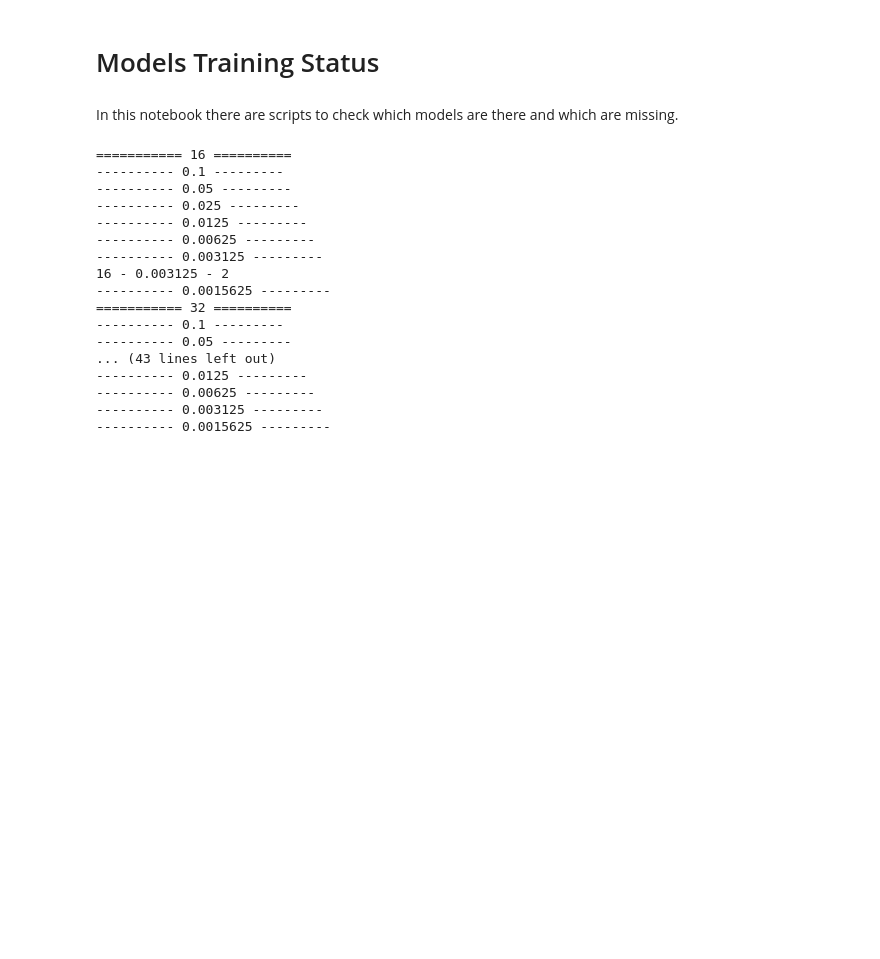
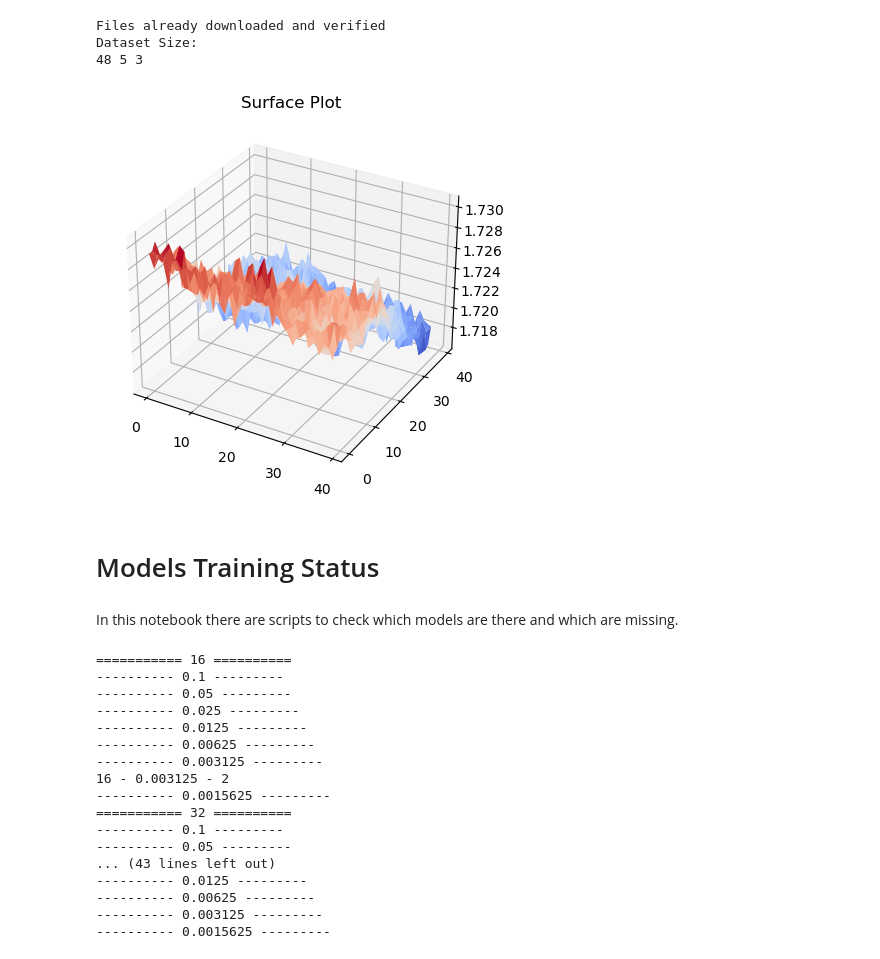
Before and after one commit to Vis4SciML/loss_landscape_taxonomy, a Jupyter notebook: workspace/notebooks/scan_status.ipynb, the cells around one changed output. Cells and saved outputs as stored; diff of their text form; code cells hidden in the pictures; blank space fills up the shorter version.

```diff
--- a/workspace/notebooks/scan_status.ipynb
+++ b/workspace/notebooks/scan_status.ipynb
@@ -0,0 +22,15 @@
+# %%
+model = rn08.RN08(True, [4, 4, 7], 0.0015625)
+device = torch.device('cuda' if torch.cuda.is_available() else 'cpu')
+model = model.to(device)
+model(torch.randn((1,3,32,32)).to(device))  # Update tensor shapes
+print(model)
+try:
+    model_param = torch.load("/data/tbaldi/work/loss_landscape_taxonomy/workspace/models/rn08/net_full_precision_best.ckpt",
+                             map_location=device)
+    model.load_state_dict(model_param['state_dict'])
+except:
+    print(f"File not found! ({model_file})")
+# get the accuracy
+
+model
@@ -1,3 +72,29 @@
+# %%
+_, dataloader, _, = rn08.get_cifar10_loaders("/data/tbaldi/work/loss_landscape_taxonomy/data/RN08", 1024)
+
+criterion = model.loss
+x, y = iter(dataloader).__next__()
+metric = loss_landscapes.metrics.Loss(criterion, x, y)
+loss_data = loss_landscapes.random_plane(model,
+                                         metric,
+                                         100,
+                                         40,
+                                         normalization="filter",
+                                         deepcopy_model=False)
+# %% [output]
+Files already downloaded and verified
+Dataset Size:
+48 5 3
+# %%
+fig = plt.figure()
+ax = plt.axes(projection='3d')
+X = np.array([[j for j in range(40)] for i in range(40)])
+Y = np.array([[i for _ in range(40)] for i in range(40)])
+ax.plot_surface(X, Y, loss_data, rstride=1, cstride=1, cmap='coolwarm', edgecolor='none')
+ax.set_title(f'Surface Plot')
+fig.show()
+# %% [output]
+[figure, added]
 # %% [markdown]
 # Models Training Status
 # %% [markdown]
```
Also changed, not shown: parts of 2 cells of this notebook, 2 other files.
